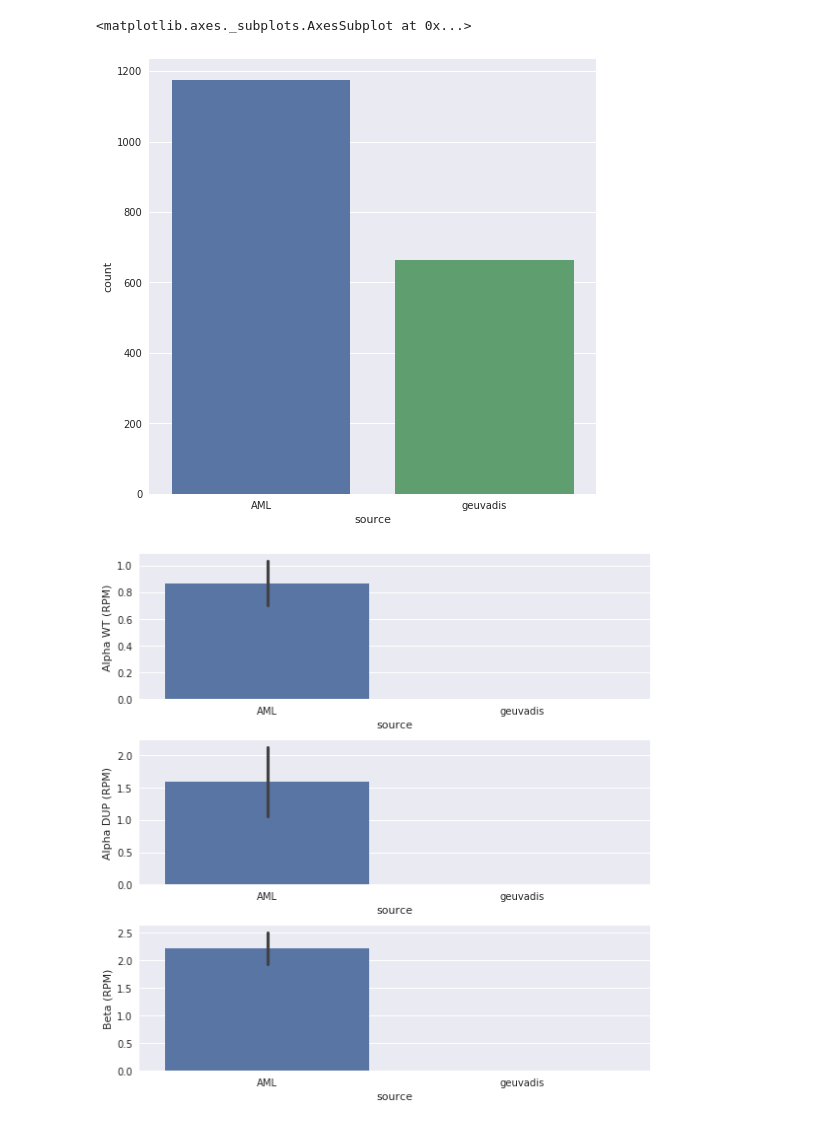
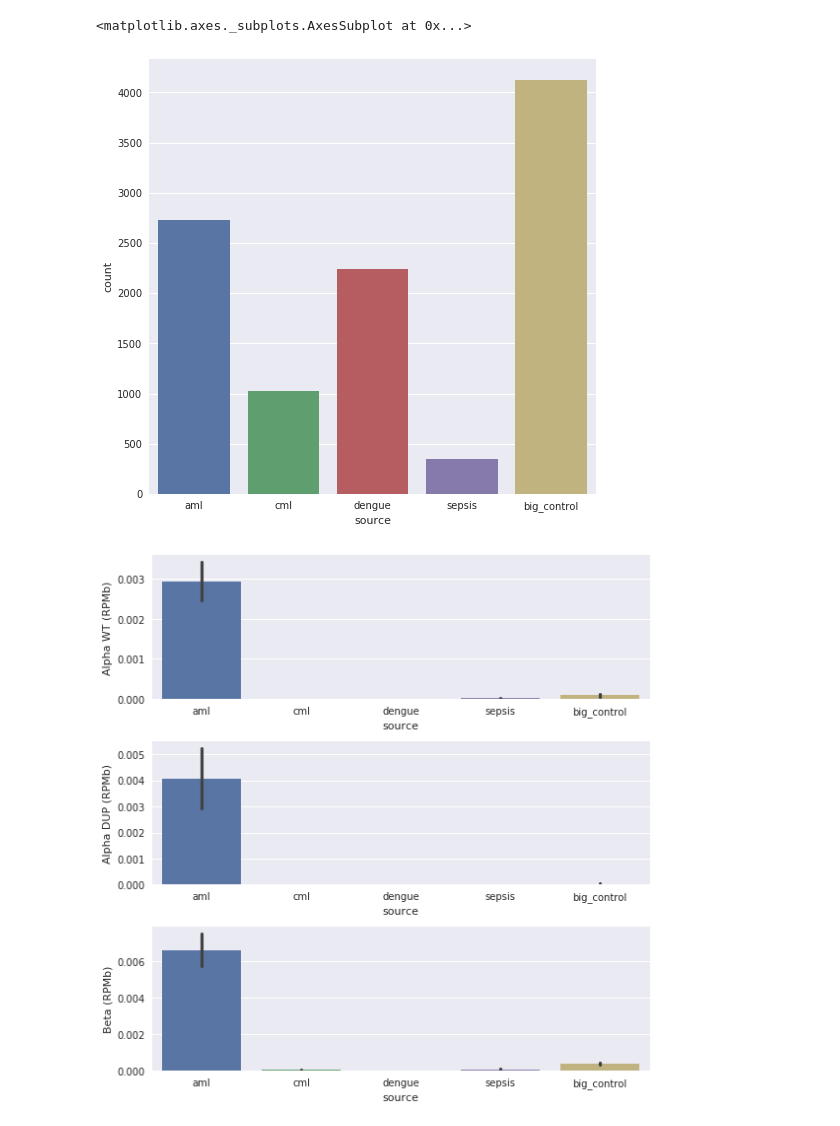
Before and after one commit to NCBI-Hackathons/Tryptase_Duplication, a Jupyter notebook: analysis/notebooks/create_scatter_figure.ipynb, the cells around one changed output. Cells and saved outputs as stored; diff of their text form; code cells hidden in the pictures.

```diff
--- a/analysis/notebooks/create_scatter_figure.ipynb
+++ b/analysis/notebooks/create_scatter_figure.ipynb
@@ -6,13 +6,13 @@ import seaborn as sns
 sns.set()
 %matplotlib inline
 # %%
-aml_df = pd.read_csv('../data_files/aml.normal.meta.filtered.csv', index_col=0)
-#allergy_df = pd.read_csv('../data_files/allergy.allergy.normal.csv', index_col=0)
-#diabetes_df = pd.read_csv('../data_files/diabetes.diabetes.normal.csv', index_col=0)
-#diabetes_control_df = pd.read_csv('../data_files/diabetes_control.diabetes_control.normal.csv', index_col=0)
-control_df = pd.read_csv('../data_files/geuvadis.normal.meta.filtered.csv', index_col=0)
+aml_df = pd.read_csv('../data_files/mbase_normed/aml.meta.mbase_norm.csv', index_col=0)
+cml_df = pd.read_csv('../data_files/mbase_normed/cml.meta.mbase_norm.csv', index_col=0)
+dengue_df = pd.read_csv('../data_files/mbase_normed/dengue.meta.mbase_norm.csv', index_col=0)
+sepsis_df = pd.read_csv('../data_files/mbase_normed/sepsis.meta.mbase_norm.csv', index_col=0)
+big_control_df = pd.read_csv('../data_files/mbase_normed/big_control.meta.mbase_norm.filter.csv', index_col=0)
 # %%
-master_df = aml_df.append([control_df])
+master_df = aml_df.append([cml_df,dengue_df,sepsis_df, big_control_df])
 # %%
 master_df.shape
 # %% [output]
@@ -57,20 +56,20 @@ fig, ax = plt.subplots(figsize=(8,8))
 sns.countplot(x='source', data=master_df)
 # %% [output]
 <matplotlib.axes._subplots.AxesSubplot at 0x...>
-[figure, old version]
+[figure, new version]
 # %%
 #What are the expression levels of each type?
 fig, ax = plt.subplots(3,1,figsize=(8,8))
 sns.barplot(x='source', y='norm_alpha_read_covers_snps_count_exact', data=master_df, ax=ax[0])
 sns.barplot(x='source', y='norm_alpha_dup_read_covers_snps_count_exact', data=master_df, ax=ax[1])
 sns.barplot(x='source', y='norm_beta_read_covers_snps_count_exact', data=master_df, ax=ax[2])
 
-ax[0].set_ylabel('Alpha WT (RPM)')
-ax[1].set_ylabel('Alpha DUP (RPM)')
-ax[2].set_ylabel('Beta (RPM)')
+ax[0].set_ylabel('Alpha WT (RPMb)')
+ax[1].set_ylabel('Alpha DUP (RPMb)')
+ax[2].set_ylabel('Beta (RPMb)')
 plt.tight_layout()
 # %% [output]
-[figure, old version]
+[figure, new version]
 # %%
 plot = sns.pairplot(x_vars=["norm_alpha_read_covers_snps_count_exact"], y_vars=["norm_alpha_dup_read_covers_snps_count_exact"], data=master_df, hue="source", size=10)
 
```
Also changed, not shown: parts of 14 cells of this notebook, 25 other files.
